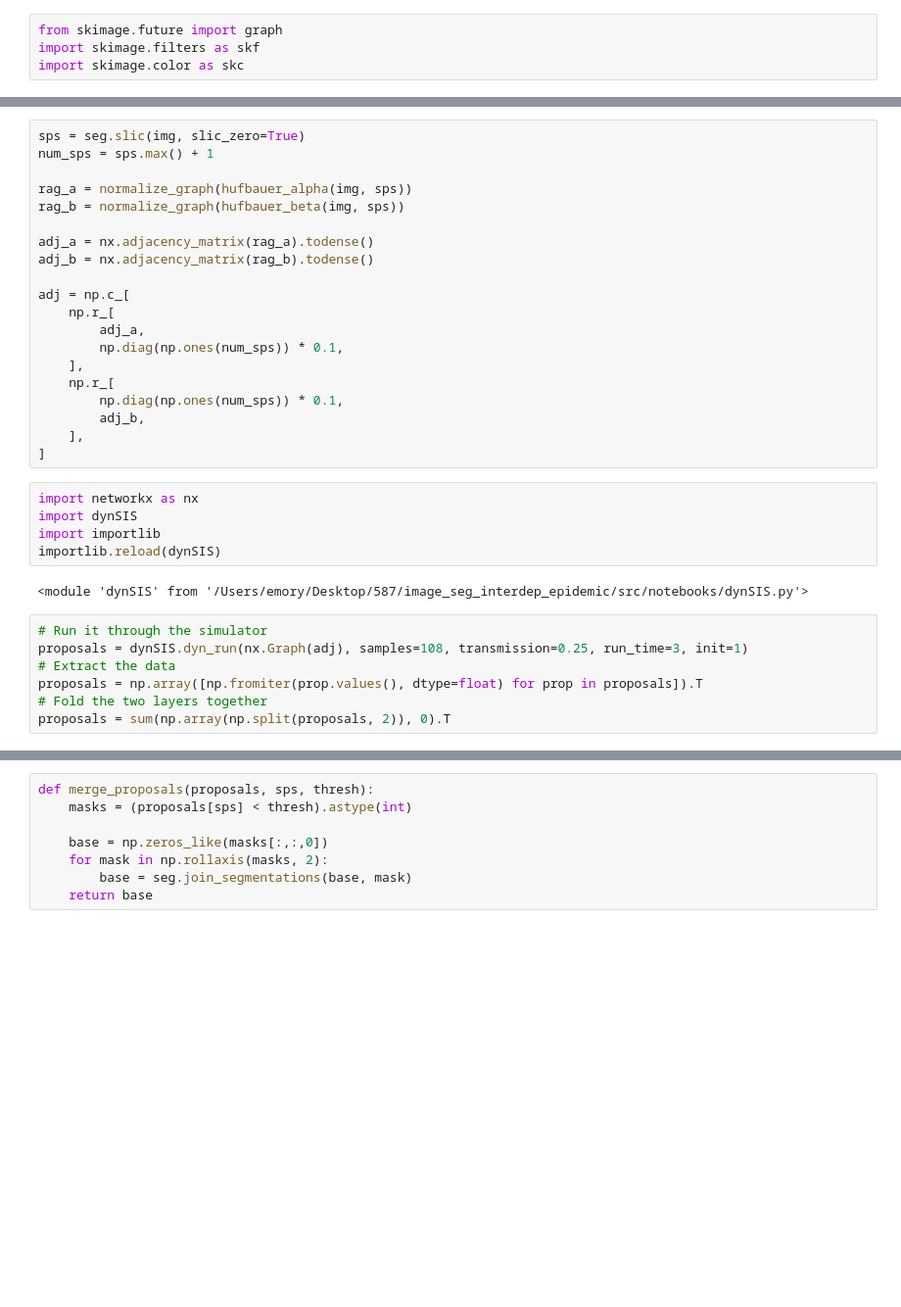
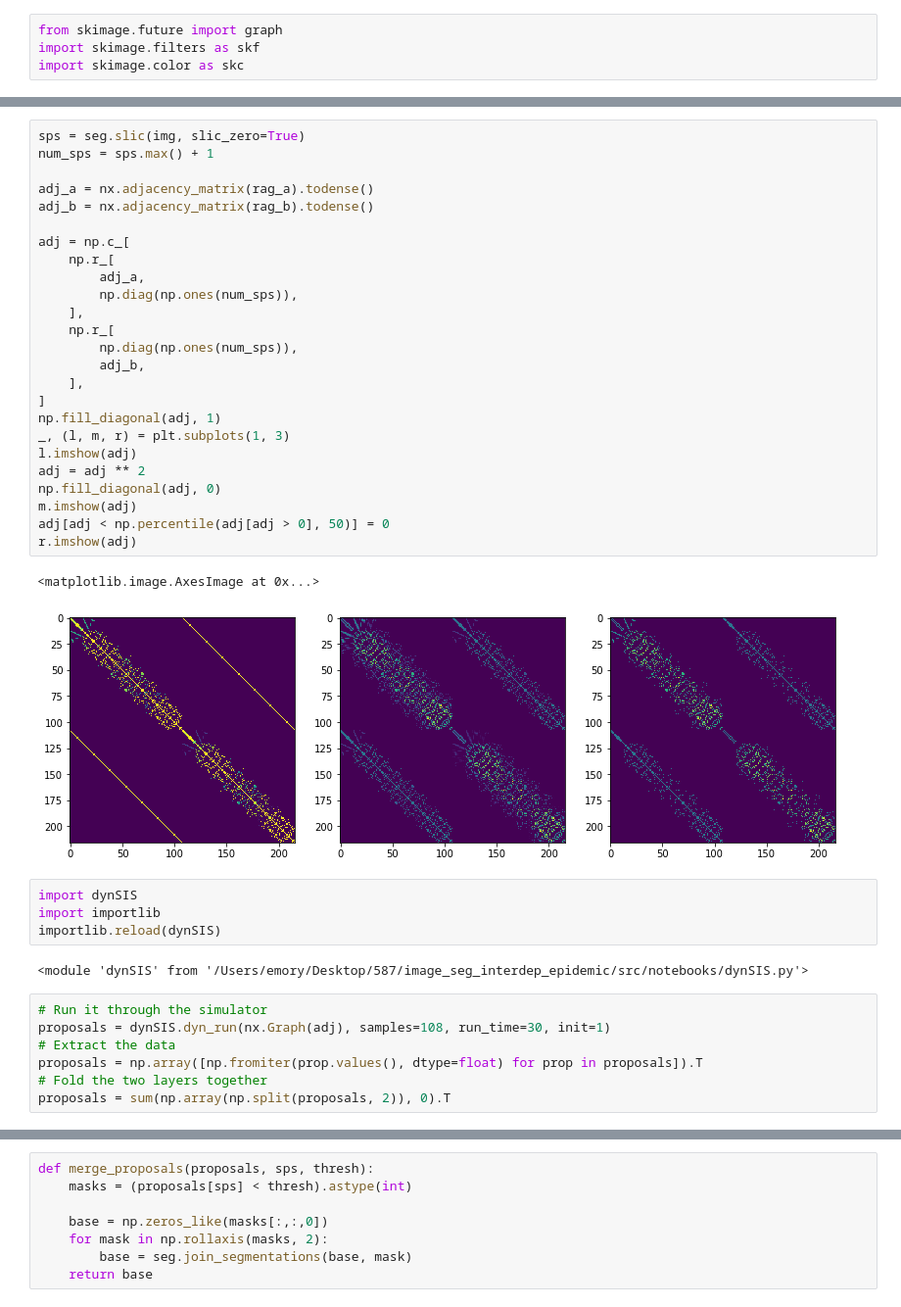
Before and after one commit to connorgreenwell/image_seg_interdep_epidemic, a Jupyter notebook: src/notebooks/epidemic_1.ipynb, the cells around one changed output, grey strips where cells are left out. Shown at 98% size. Saved outputs shown, nothing was run; the diff lists cells and outputs as text; blank space fills up the shorter version.

```diff
--- a/src/notebooks/epidemic_1.ipynb
+++ b/src/notebooks/epidemic_1.ipynb
@@ -116,25 +104,32 @@ graph.show_rag(sps, rag_b, img, ax=r)
 # %%
 sps = seg.slic(img, slic_zero=True)
 num_sps = sps.max() + 1
-
-rag_a = normalize_graph(hufbauer_alpha(img, sps))
-rag_b = normalize_graph(hufbauer_beta(img, sps))
 
 adj_a = nx.adjacency_matrix(rag_a).todense()
 adj_b = nx.adjacency_matrix(rag_b).todense()
 
 adj = np.c_[
     np.r_[
         adj_a,
-        np.diag(np.ones(num_sps)) * 0.1,
+        np.diag(np.ones(num_sps)),
     ],
     np.r_[
-        np.diag(np.ones(num_sps)) * 0.1,
+        np.diag(np.ones(num_sps)),
         adj_b,
     ],
 ]
+np.fill_diagonal(adj, 1)
+_, (l, m, r) = plt.subplots(1, 3)
+l.imshow(adj)
+adj = adj ** 2
+np.fill_diagonal(adj, 0)
+m.imshow(adj)
+adj[adj < np.percentile(adj[adj > 0], 50)] = 0
+r.imshow(adj)
+# %% [output]
+<matplotlib.image.AxesImage at 0x...>
+[figure, added]
 # %%
-import networkx as nx
 import dynSIS
 import importlib
 importlib.reload(dynSIS)
@@ -142,7 +137,7 @@ importlib.reload(dynSIS)
 <module 'dynSIS' from '/Users/emory/Desktop/587/image_seg_interdep_epidemic/src/notebooks/dynSIS.py'>
 # %%
 # Run it through the simulator
-proposals = dynSIS.dyn_run(nx.Graph(adj), samples=108, transmission=0.25, run_time=3, init=1)
+proposals = dynSIS.dyn_run(nx.Graph(adj), samples=108, run_time=30, init=1)
 # Extract the data
 proposals = np.array([np.fromiter(prop.values(), dtype=float) for prop in proposals]).T
 # Fold the two layers together
```
Also changed, not shown: parts of 17 cells of this notebook, 1 other file.
